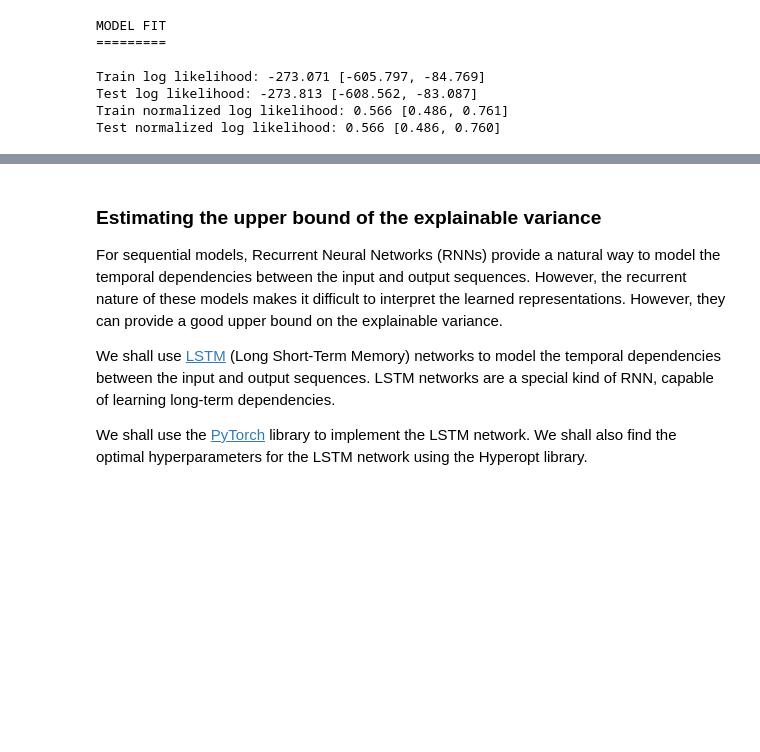
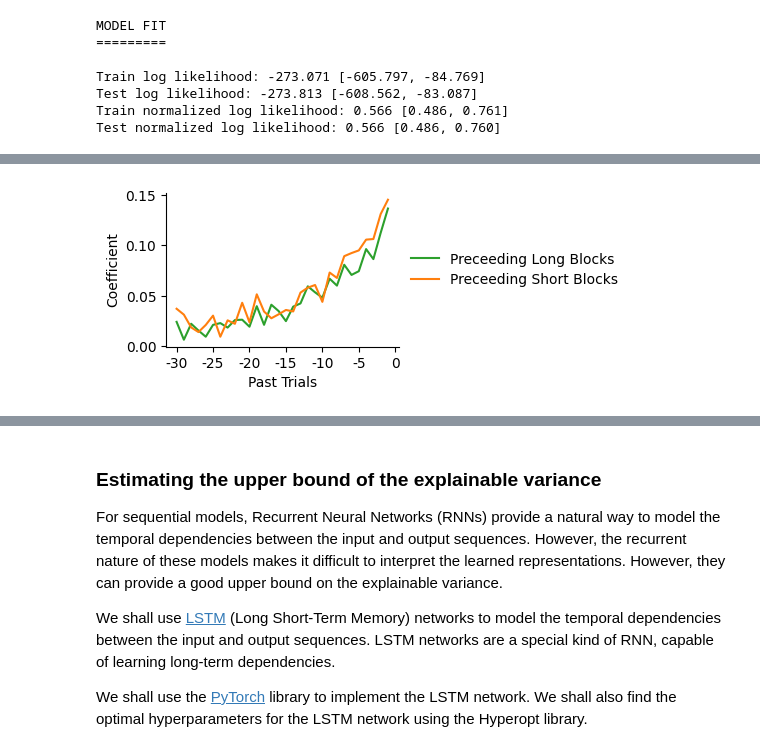
Before and after one commit to neurorishika/pyGORL, a Jupyter notebook: analysis/cognitive_analysis.ipynb, the cells around one changed output, grey strips where cells are left out. Drawn from its saved outputs; the diff is of its cells as text; code cells hidden in the pictures; blank space fills up the shorter version.

```diff
--- a/analysis/cognitive_analysis.ipynb
+++ b/analysis/cognitive_analysis.ipynb
@@ -895,0 +960,44 @@ Test normalized log likelihood: 0.566 [0.486, 0.760]
+# %%
+HISTORY_SIZE = 30
+
+c_upper = []
+c_lower = []
+r_upper = []
+r_lower = []
+
+for j in tqdm(range(N)):
+    blocks = get_blocks(j)
+    for i in range(1,len(blocks)-1):
+        c = blocks[i]['choices']
+        r = blocks[i]['rewards']
+        if blocks[i-1]['block_length']>MEDIAN_BLOCK_LENGTH:
+            c_upper.append(c)
+            r_upper.append(r)
+        else:
+            c_lower.append(c)
+            r_lower.append(r)
+
+c_upper = np.array(c_upper, dtype=object)
+c_lower = np.array(c_lower, dtype=object)
+r_upper = np.array(r_upper, dtype=object)
+r_lower = np.array(r_lower, dtype=object)
+
+# Fit the model to each split of the data
+model_upper = fit_logreg(c_upper, r_upper, HISTORY_SIZE, 'full')
+model_lower = fit_logreg(c_lower, r_lower, HISTORY_SIZE, 'full')
+c_coef_upper = np.array_split(model_upper.coef_[0], model_upper.coef_[0].shape[0]//HISTORY_SIZE)[0]
+c_coef_lower = np.array_split(model_lower.coef_[0], model_lower.coef_[0].shape[0]//HISTORY_SIZE)[0]
+
+# Plot the results
+fig, ax = plt.subplots(figsize=(3, 2))
+ax.plot(range(HISTORY_SIZE), c_coef_upper, label='Preceeding Long Blocks', color='tab:green')
+ax.plot(range(HISTORY_SIZE), c_coef_lower, label='Preceeding Short Blocks', color='tab:orange')
+ax.set_xticks(range(0,HISTORY_SIZE+1,5), [str(i-HISTORY_SIZE) for i in range(0,HISTORY_SIZE+1,5)])
+ax.set_xlabel('Past Trials')
+ax.set_ylabel('Coefficient')
+ax.spines['top'].set_visible(False)
+ax.spines['right'].set_visible(False)
+plt.legend(loc='center left', bbox_to_anchor=(1, 0.5), frameon=False)
+plt.show()
+# %% [output]
+[figure, added]
```
Also changed, not shown: parts of 17 cells of this notebook, 40 other files.
